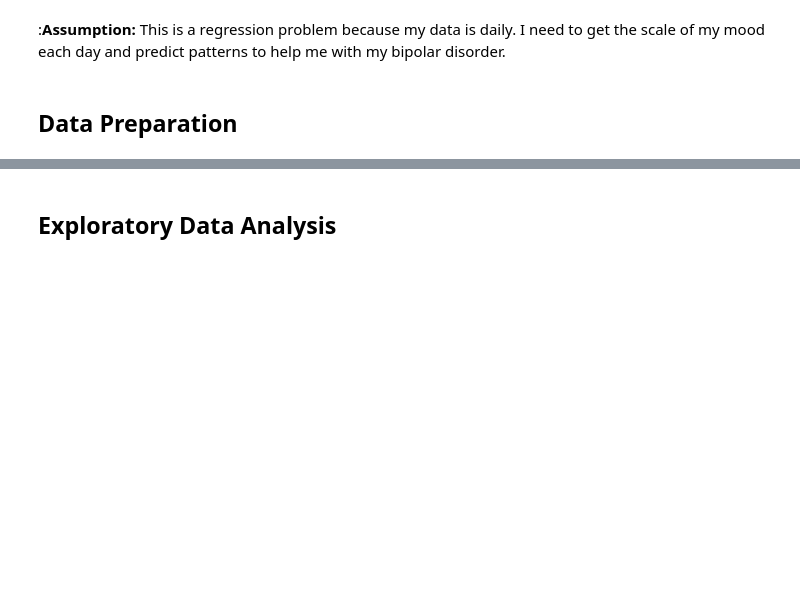
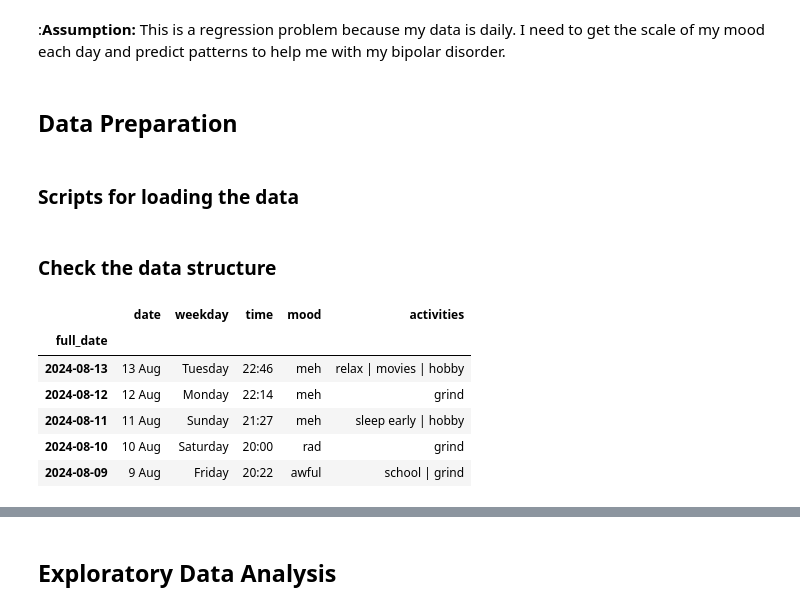
Before and after one commit to samservo09/mood-trend, a Jupyter notebook: mood_trend.ipynb, the cells around one changed output, grey strips where cells are left out. Saved outputs shown, nothing was run; the diff lists cells and outputs as text; code cells hidden in the pictures; blank space fills up the shorter version.

Commit message:
finished data preparation for EDA

```diff
--- a/mood_trend.ipynb
+++ b/mood_trend.ipynb
@@ -12,6 +12,8 @@ A notebook that will take your mood data from Daylio app and make predictions ba
 :**Assumption:** This is a regression problem because my data is daily. I need to get the scale of my mood each day and predict patterns to help me with my bipolar disorder.
 # %% [markdown]
 ## Data Preparation
+# %% [markdown]
+### Scripts for loading the data
 # %%
 # get the data from daylio app
 import pandas as pd
@@ -23,10 +25,25 @@ def load_mood_data():
     return pd.read_csv(csv_path)
 
 mood = load_mood_data()
+# %%
+# prepare the data before pre-processing
+def process_mood_data(mood):
+  mood = mood.drop(["note_title", "note"], axis=1)
+  mood["full_date"] = pd.to_datetime(mood["full_date"])
+  mood = mood.set_index("full_date")
+  return mood
+
+mood = process_mood_data(mood)
+# %% [markdown]
+### Check the data structure
 # %%
 # look at the data structure
-# head
-# info
-# value_counts
-# describe
-# plot a histogram for each numerical attribute
+mood.head()
+# %% [output]
+|  | date | weekday | time | mood | activities |
+| full_date |  |  |  |  |  |
+| 2024-08-13 | 13 Aug | Tuesday | 22:46 | meh | relax | movies | hobby |
+| 2024-08-12 | 12 Aug | Monday | 22:14 | meh | grind |
+| 2024-08-11 | 11 Aug | Sunday | 21:27 | meh | sleep early | hobby |
+| 2024-08-10 | 10 Aug | Saturday | 20:00 | rad | grind |
+| 2024-08-09 | 9 Aug | Friday | 20:22 | awful | school | grind |
```
Also changed, not shown: parts of 8 cells of this notebook.
